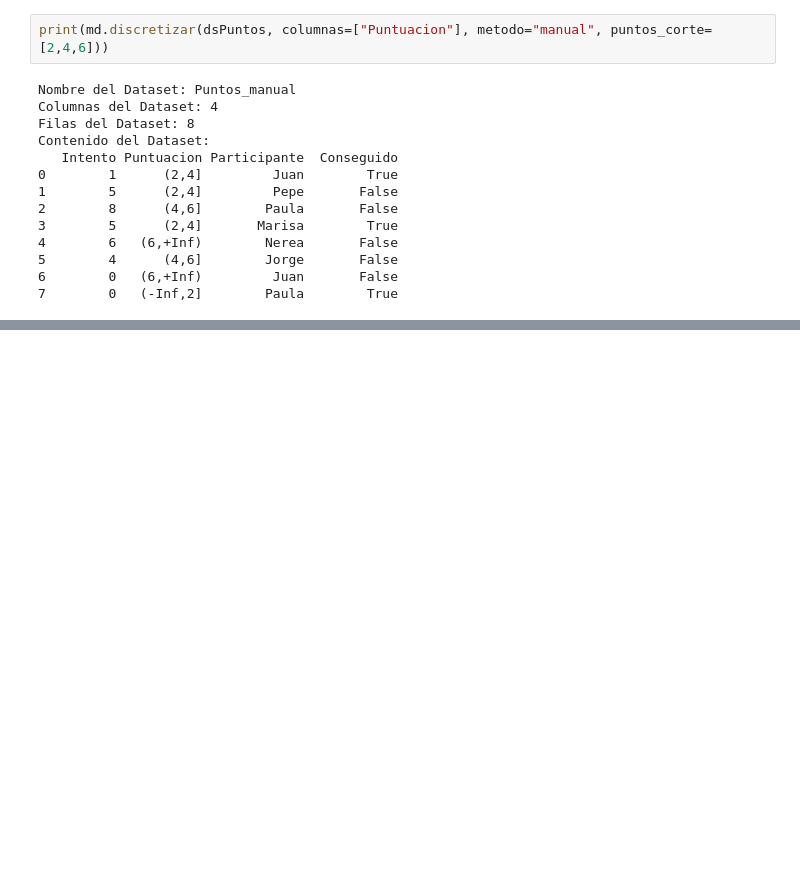
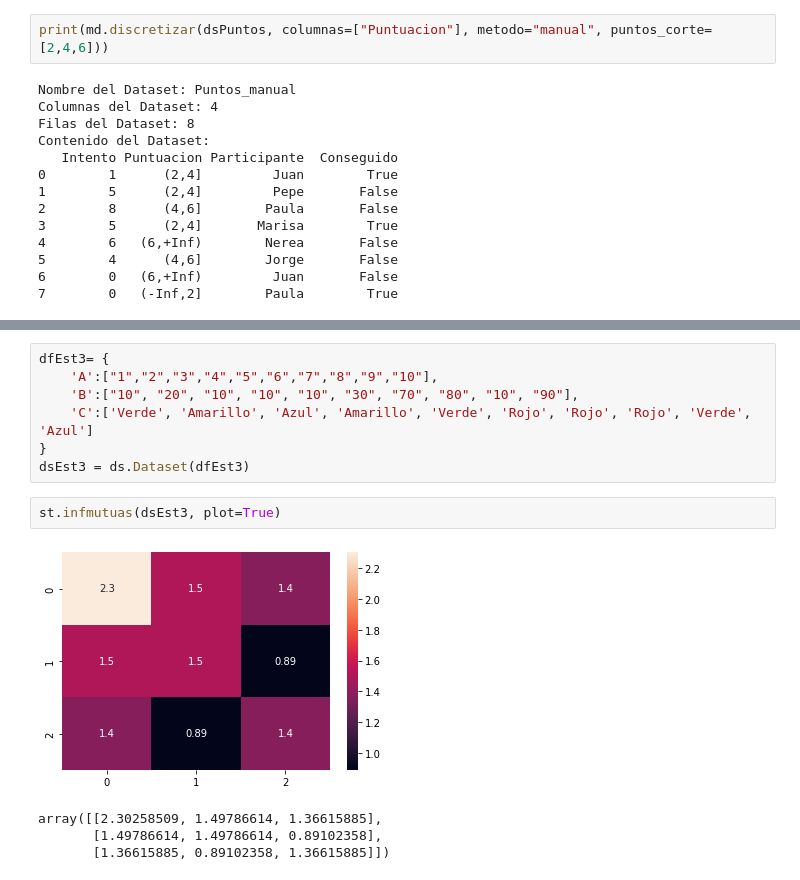
Before and after one commit to ErikAngulo/smepy, a Jupyter notebook: docs/Tutorial_smpey.ipynb, the cells around one changed output, grey strips where cells are left out. Cells and saved outputs as stored; diff of their text form; blank space fills up the shorter version.

```diff
--- a/docs/Tutorial_smpey.ipynb
+++ b/docs/Tutorial_smpey.ipynb
@@ -250,0 +311,14 @@ Contenido del Dataset:
+# %%
+dfEst3= {
+    'A':["1","2","3","4","5","6","7","8","9","10"],
+    'B':["10", "20", "10", "10", "10", "30", "70", "80", "10", "90"],
+    'C':['Verde', 'Amarillo', 'Azul', 'Amarillo', 'Verde', 'Rojo', 'Rojo', 'Rojo', 'Verde', 'Azul']
+}
+dsEst3 = ds.Dataset(dfEst3)
+# %%
+st.infmutuas(dsEst3, plot=True)
+# %% [output]
+[figure, added]
+array([[2.30258509, 1.49786614, 1.36615885],
+       [1.49786614, 1.49786614, 0.89102358],
+       [1.36615885, 0.89102358, 1.36615885]])
```
Also changed, not shown: parts of 12 cells of this notebook, 3 other files.
